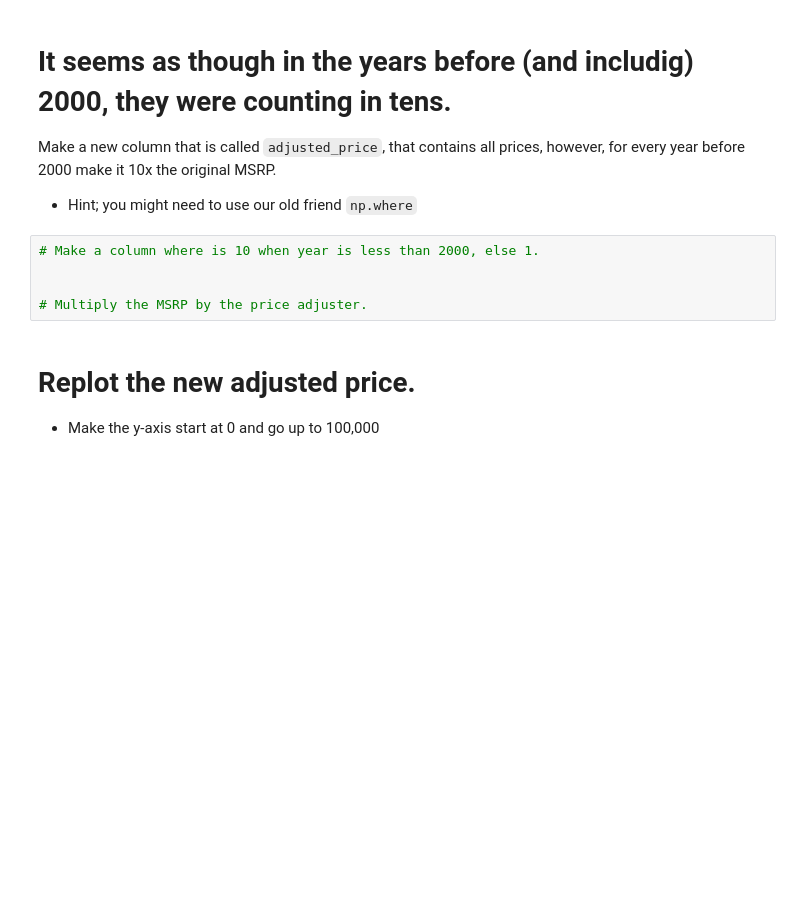
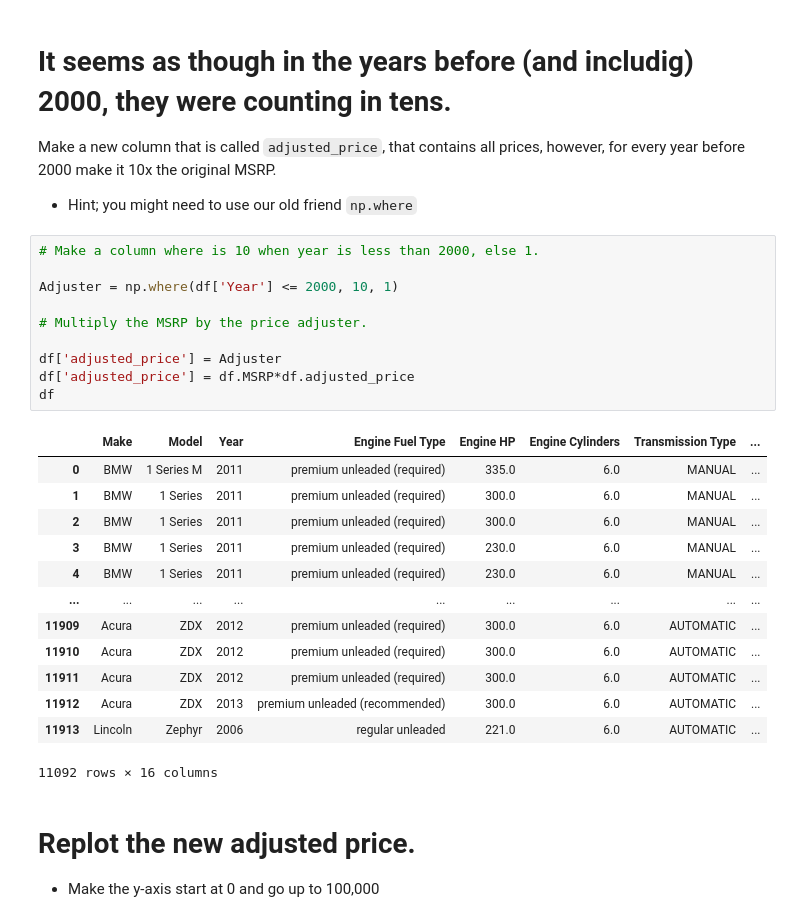
Before and after one commit to bryanpramana/2021-fall-data-science, a Jupyter notebook: Week-02-EDA/Exercise-EDA.ipynb, the cells around one changed output. Saved outputs shown, nothing was run; the diff lists cells and outputs as text; blank space fills up the shorter version.

```diff
--- a/Week-02-EDA/Exercise-EDA.ipynb
+++ b/Week-02-EDA/Exercise-EDA.ipynb
@@ -170,8 +176,27 @@ Make a new column that is called `adjusted_price`, that contains all prices, how
 # %%
 # Make a column where is 10 when year is less than 2000, else 1.
 
+Adjuster = np.where(df['Year'] <= 2000, 10, 1)
 
 # Multiply the MSRP by the price adjuster.
+
+df['adjusted_price'] = Adjuster
+df['adjusted_price'] = df.MSRP*df.adjusted_price
+df
+# %% [output]
+|  | Make | Model | Year | Engine Fuel Type | Engine HP | Engine Cylinders | Transmission Type | ... |
+| 0 | BMW | 1 Series M | 2011 | premium unleaded (required) | 335.0 | 6.0 | MANUAL | ... |
+| 1 | BMW | 1 Series | 2011 | premium unleaded (required) | 300.0 | 6.0 | MANUAL | ... |
+| 2 | BMW | 1 Series | 2011 | premium unleaded (required) | 300.0 | 6.0 | MANUAL | ... |
+| 3 | BMW | 1 Series | 2011 | premium unleaded (required) | 230.0 | 6.0 | MANUAL | ... |
+| 4 | BMW | 1 Series | 2011 | premium unleaded (required) | 230.0 | 6.0 | MANUAL | ... |
+| ... | ... | ... | ... | ... | ... | ... | ... | ... |
+| 11909 | Acura | ZDX | 2012 | premium unleaded (required) | 300.0 | 6.0 | AUTOMATIC | ... |
+| 11910 | Acura | ZDX | 2012 | premium unleaded (required) | 300.0 | 6.0 | AUTOMATIC | ... |
+| 11911 | Acura | ZDX | 2012 | premium unleaded (required) | 300.0 | 6.0 | AUTOMATIC | ... |
+| 11912 | Acura | ZDX | 2013 | premium unleaded (recommended) | 300.0 | 6.0 | AUTOMATIC | ... |
+| 11913 | Lincoln | Zephyr | 2006 | regular unleaded | 221.0 | 6.0 | AUTOMATIC | ... |
+11092 rows × 16 columns
 # %% [markdown]
 # Replot the new adjusted price.
 * Make the y-axis start at 0 and go up to 100,000
```
Also changed, not shown: parts of 4 cells of this notebook.
